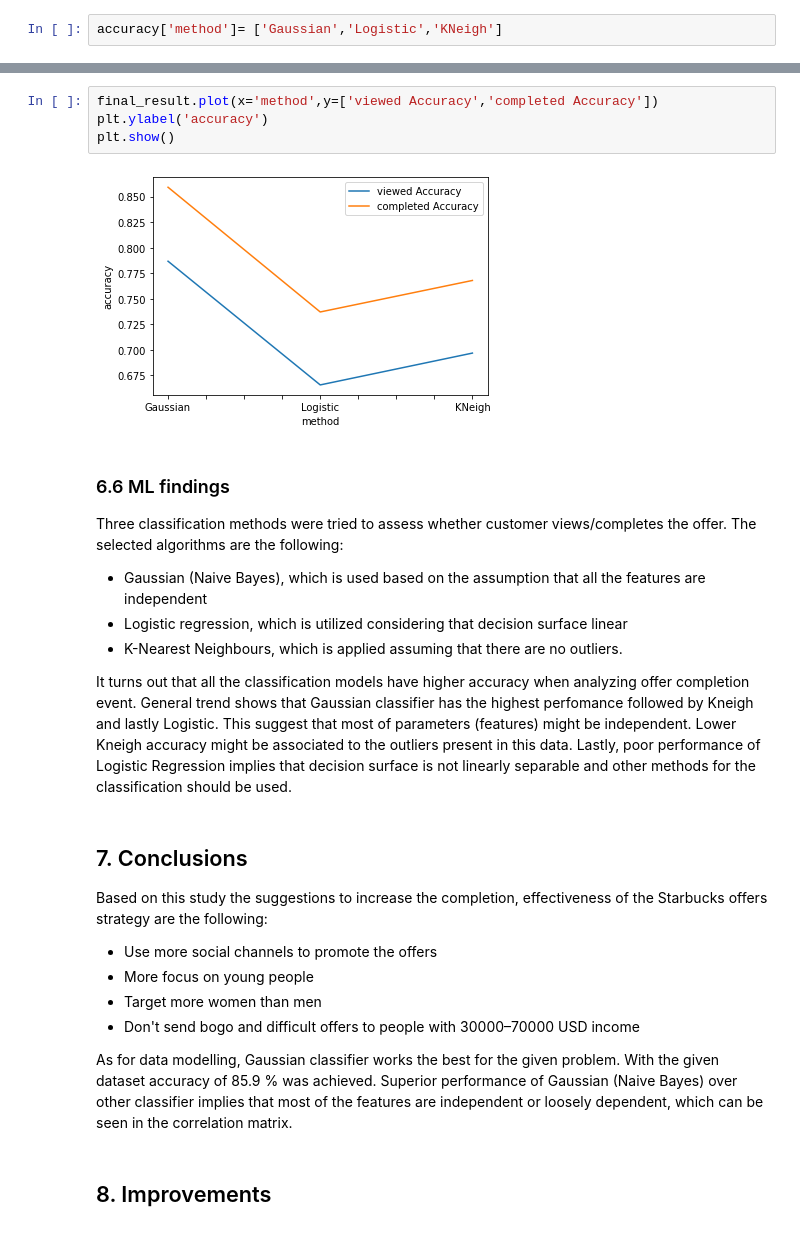
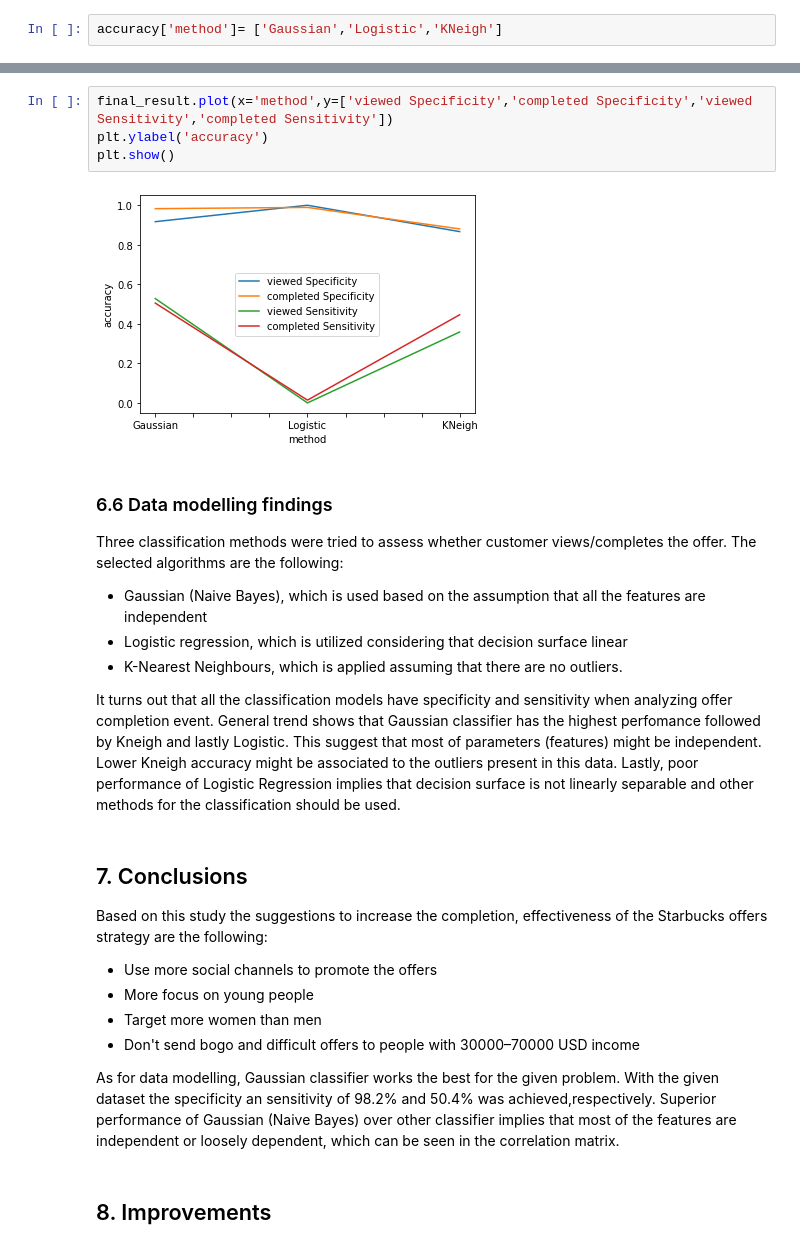
Before and after one commit to ADucinskas/UDACITY-Starbucks-Capstone, a Jupyter notebook: Starbucks_Capstone_notebook.ipynb, the cells around one changed output, grey strips where cells are left out. Cells and saved outputs as stored; diff of their text form.

```diff
--- a/Starbucks_Capstone_notebook.ipynb
+++ b/Starbucks_Capstone_notebook.ipynb
@@ -1116,19 +1125,19 @@ final_result[final_result.columns[::-1][:6]]
 | 1 | Logistic | 0.742167 | 0.310838 | 0.989083 | 0.014128 | ... |
 | 2 | KNeigh | 0.820059 | 0.564685 | 0.880203 | 0.445859 | ... |
 # %%
-final_result.plot(x='method',y=['viewed Accuracy','completed Accuracy'])
+final_result.plot(x='method',y=['viewed Specificity','completed Specificity','viewed Sensitivity','completed Sensitivity'])
 plt.ylabel('accuracy')
 plt.show()
 # %% [output]
-[figure, old version]
+[figure, new version]
 # %% [markdown]
-### 6.6 ML findings
+### 6.6 Data modelling findings
 Three classification methods were tried to assess whether customer views/completes the offer. The selected algorithms are the following:
 - Gaussian (Naive Bayes), which is used based on the assumption that all the features are independent
 - Logistic regression, which is utilized considering that decision surface linear
 - K-Nearest Neighbours, which is applied assuming that there are no outliers.
 
-It turns out that all the classification models have higher accuracy when analyzing offer completion event. General trend shows that Gaussian classifier has the highest perfomance followed by Kneigh and lastly Logistic. This suggest that most of parameters (features) might be independent. Lower Kneigh accuracy might be associated to the outliers present in this data. Lastly, poor performance of Logistic Regression implies that decision surface is not linearly separable and other methods for the classification should be used.
+It turns out that all the classification models have specificity and sensitivity when analyzing offer completion event. General trend shows that Gaussian classifier has the highest perfomance followed by Kneigh and lastly Logistic. This suggest that most of parameters (features) might be independent. Lower Kneigh accuracy might be associated to the outliers present in this data. Lastly, poor performance of Logistic Regression implies that decision surface is not linearly separable and other methods for the classification should be used.
 # %% [markdown]
 ## 7. Conclusions
 Based on this study the suggestions to increase the completion, effectiveness of the Starbucks offers strategy are the following:
@@ -1137,7 +1146,7 @@ Based on this study the suggestions to increase the completion, effectiveness of
 - Target more women than men
 - Don't send bogo and difficult offers to people with 30000–70000 USD income
 
-As for data modelling, Gaussian classifier works the best for the given problem. With the given dataset accuracy of 85.9 % was achieved. Superior performance of Gaussian (Naive Bayes) over other classifier implies that most of the features are independent or loosely dependent, which can be seen in the correlation matrix.
+As for data modelling, Gaussian classifier works the best for the given problem. With the given dataset the specificity an sensitivity of 98.2% and 50.4% was achieved,respectively. Superior performance of Gaussian (Naive Bayes) over other classifier implies that most of the features are independent or loosely dependent, which can be seen in the correlation matrix.
 # %% [markdown]
 ## 8. Improvements
 # %% [markdown]
```
Also changed, not shown: parts of 10 cells of this notebook.
